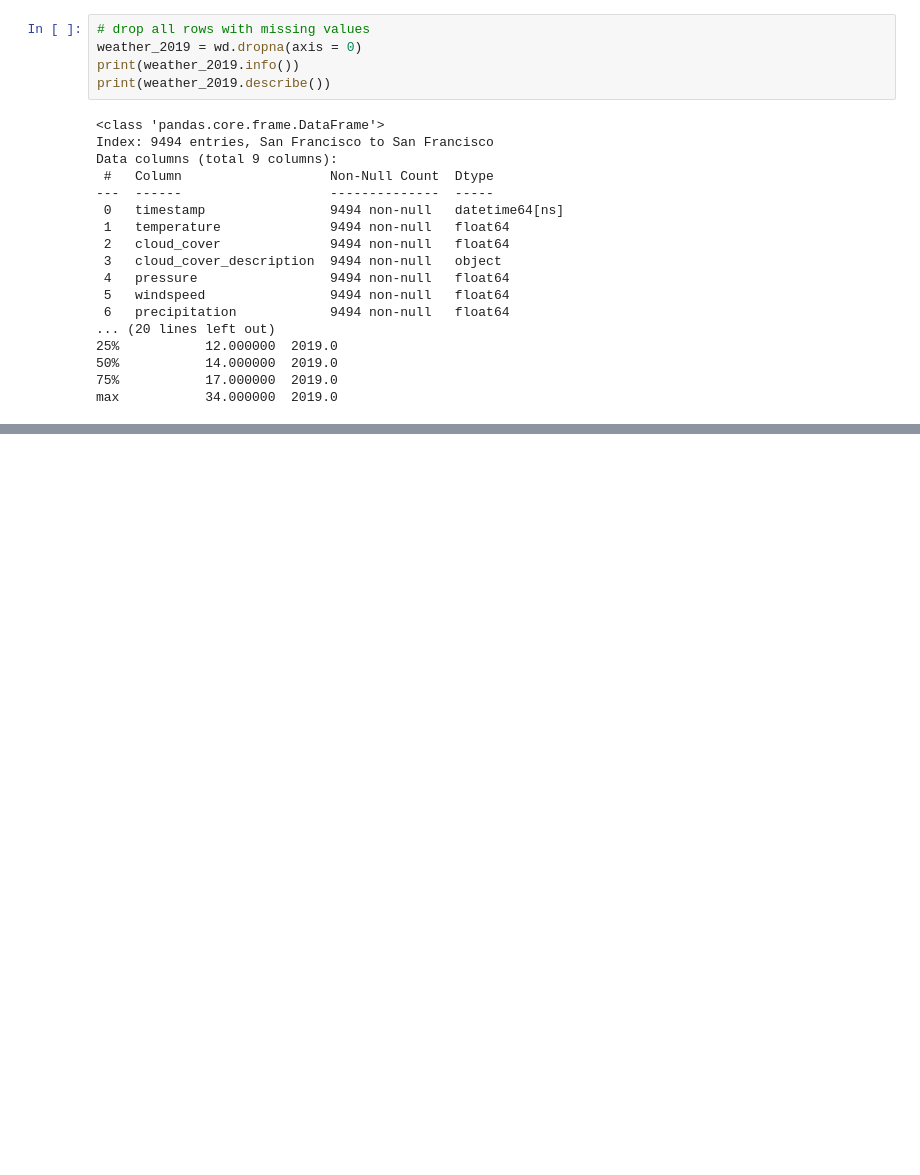
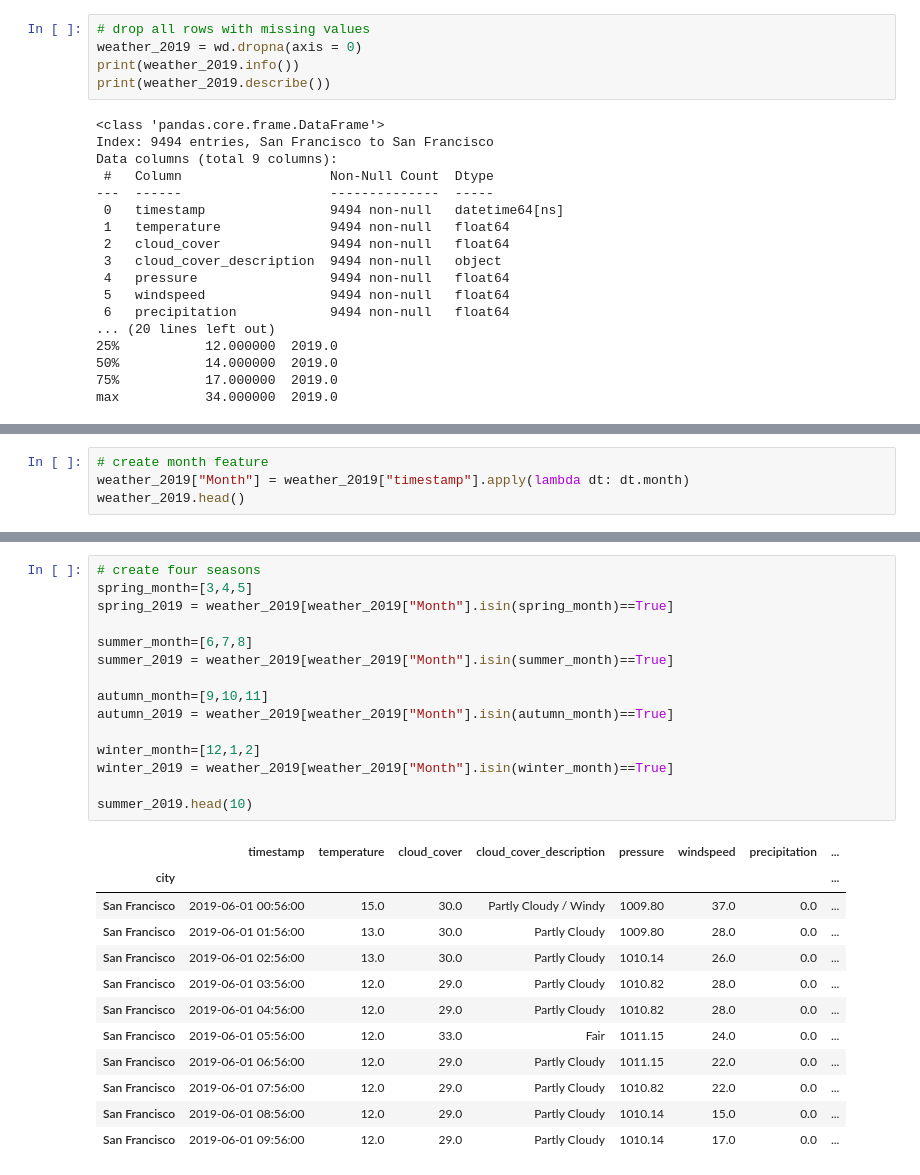
Before and after one commit to Ppkhanh/The-Learning-Machines, a Jupyter notebook: DataPrepVer1.ipynb, the cells around one changed output, grey strips where cells are left out. Cells and saved outputs as stored; diff of their text form; blank space fills up the shorter version.

Commit message:
preparation of weather data

```diff
--- a/DataPrepVer1.ipynb
+++ b/DataPrepVer1.ipynb
@@ -683,0 +683,4 @@ Our goal is to find out how would the weather affect the bike rent business. Wit
+# %%
+# create month feature
+weather_2019["Month"] = weather_2019["timestamp"].apply(lambda dt: dt.month)
+weather_2019.head()
@@ -683,0 +700,28 @@ Our goal is to find out how would the weather affect the bike rent business. Wit
+# %%
+# create four seasons
+spring_month=[3,4,5]
+spring_2019 = weather_2019[weather_2019["Month"].isin(spring_month)==True]
+
+summer_month=[6,7,8]
+summer_2019 = weather_2019[weather_2019["Month"].isin(summer_month)==True]
+
+autumn_month=[9,10,11]
+autumn_2019 = weather_2019[weather_2019["Month"].isin(autumn_month)==True]
+
+winter_month=[12,1,2]
+winter_2019 = weather_2019[weather_2019["Month"].isin(winter_month)==True]
+
+summer_2019.head(10)
+# %% [output]
+|  | timestamp | temperature | cloud_cover | cloud_cover_description | pressure | windspeed | precipitation | ... |
+| city |  |  |  |  |  |  |  | ... |
+| San Francisco | 2019-06-01 00:56:00 | 15.0 | 30.0 | Partly Cloudy / Windy | 1009.80 | 37.0 | 0.0 | ... |
+| San Francisco | 2019-06-01 01:56:00 | 13.0 | 30.0 | Partly Cloudy | 1009.80 | 28.0 | 0.0 | ... |
+| San Francisco | 2019-06-01 02:56:00 | 13.0 | 30.0 | Partly Cloudy | 1010.14 | 26.0 | 0.0 | ... |
+| San Francisco | 2019-06-01 03:56:00 | 12.0 | 29.0 | Partly Cloudy | 1010.82 | 28.0 | 0.0 | ... |
+| San Francisco | 2019-06-01 04:56:00 | 12.0 | 29.0 | Partly Cloudy | 1010.82 | 28.0 | 0.0 | ... |
+| San Francisco | 2019-06-01 05:56:00 | 12.0 | 33.0 | Fair | 1011.15 | 24.0 | 0.0 | ... |
+| San Francisco | 2019-06-01 06:56:00 | 12.0 | 29.0 | Partly Cloudy | 1011.15 | 22.0 | 0.0 | ... |
+| San Francisco | 2019-06-01 07:56:00 | 12.0 | 29.0 | Partly Cloudy | 1010.82 | 22.0 | 0.0 | ... |
+| San Francisco | 2019-06-01 08:56:00 | 12.0 | 29.0 | Partly Cloudy | 1010.14 | 15.0 | 0.0 | ... |
+| San Francisco | 2019-06-01 09:56:00 | 12.0 | 29.0 | Partly Cloudy | 1010.14 | 17.0 | 0.0 | ... |
```
Also changed, not shown: parts of 4 cells of this notebook.
